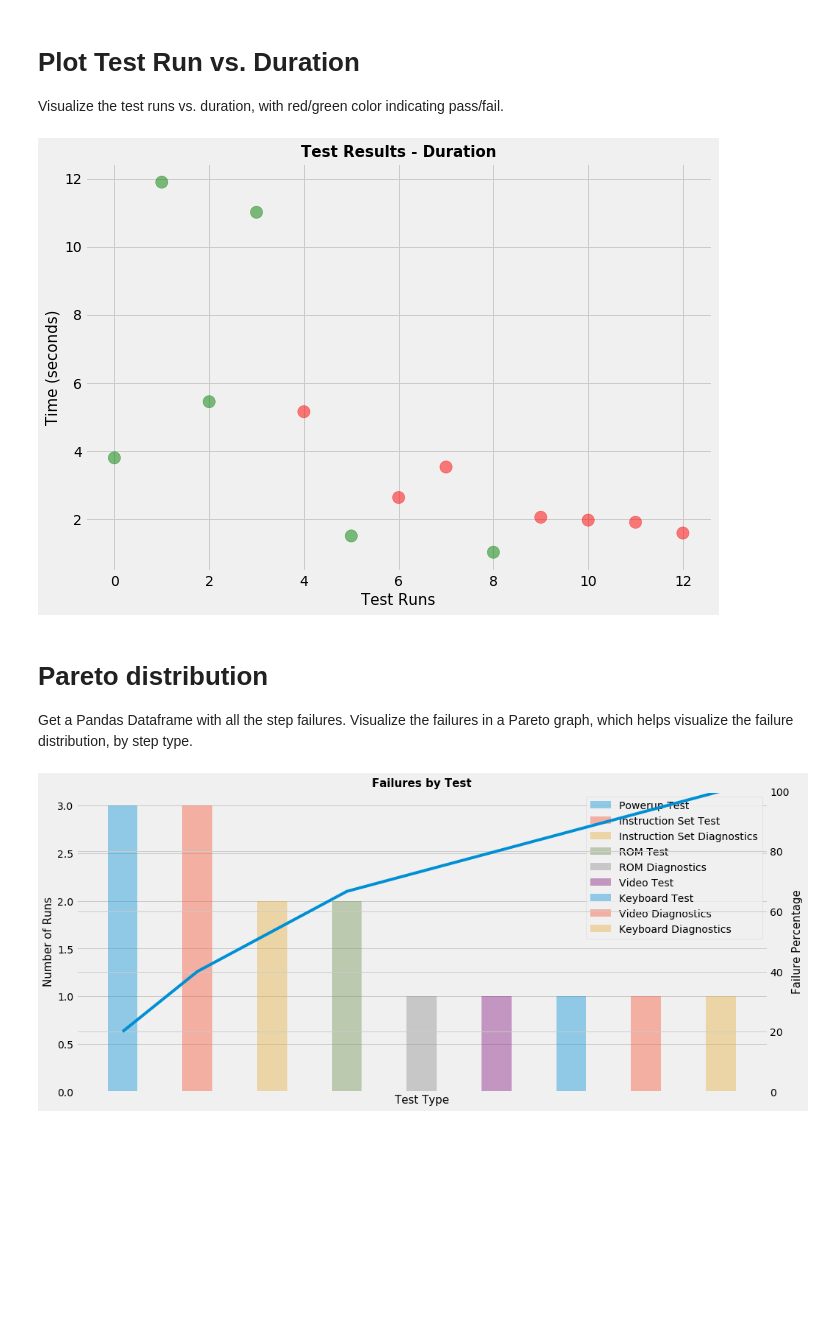
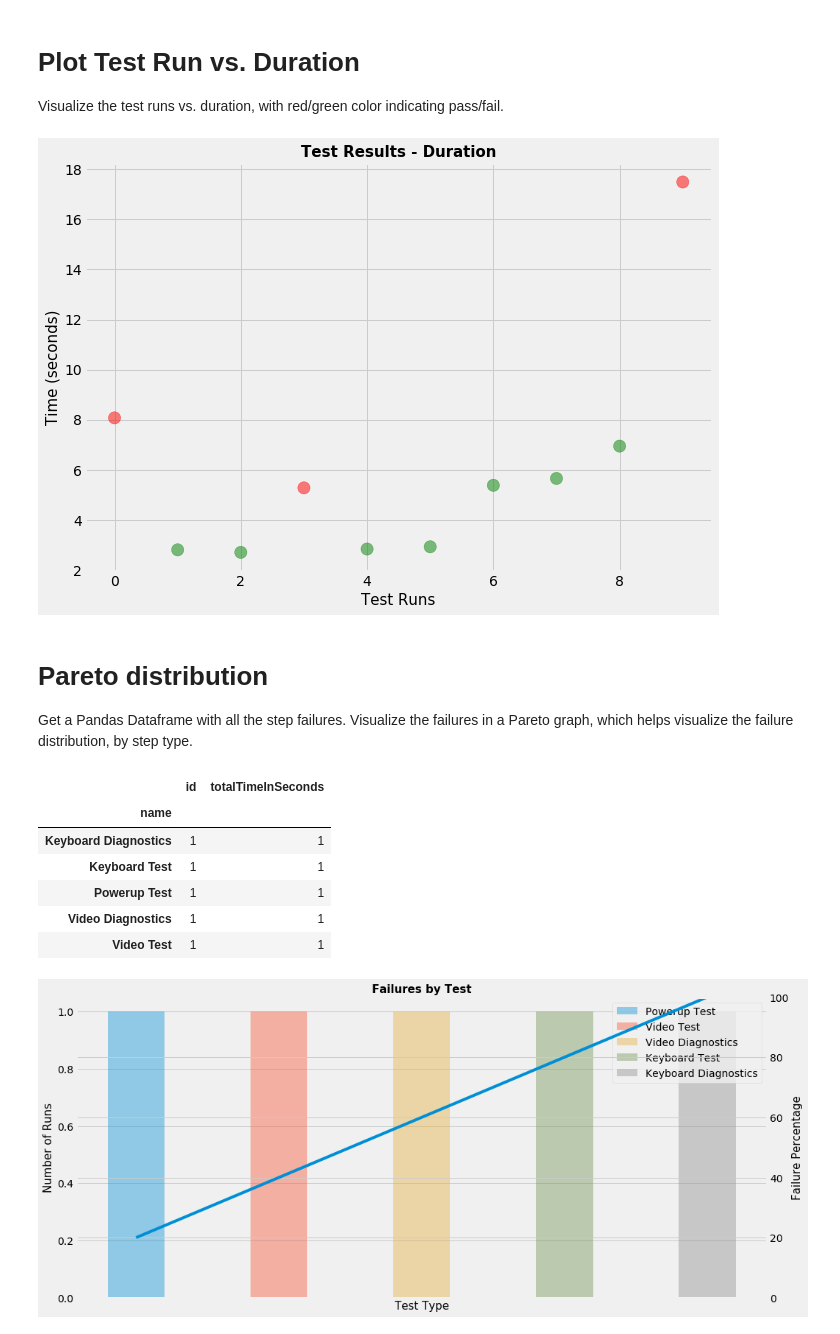
Before and after one commit to ni/systemlink-server-examples, a Jupyter notebook: jupyter/TestMonitorServiceExample.ipynb, the cells around one changed output. Cells and saved outputs as stored; diff of their text form; code cells hidden in the pictures; blank space fills up the shorter version.

Commit message:
Update TestMonitorServiceExample.ipynb to use new Python HTTP Client

```diff
--- a/jupyter/TestMonitorServiceExample.ipynb
+++ b/jupyter/TestMonitorServiceExample.ipynb
@@ -35,13 +35,16 @@ import numpy as np
 
 import matplotlib.pyplot as plt
 
-from systemlink.testmonclient import TestMonitorClient, testmon_messages
+from systemlink.clientconfig import get_configuration_by_id
+from systemlink.clients.nitestmonitor import ApiClient, ResultsApi, ResultsAdvancedQuery, StepsApi, StepsAdvancedQuery
 
-testmonclient = TestMonitorClient(service_name='TestMonitorClient')
+http_client_config = get_configuration_by_id(configuration_id='systemlink_localhost', route_name='nitestmonitor', enable_fallbacks='false')
+results_api = ResultsApi(api_client=ApiClient(http_client_config))
+steps_api = StepsApi(api_client=ApiClient(http_client_config))
 
 # Create pandas dataframe with the relevant test results information, to be used later
 def get_dataframe_from_results(results):
-    return pd.concat([pd.DataFrame({'status': result.status.status_name,
+    return pd.concat([pd.DataFrame({'status': result.status.status_type,
                                     'startedAt': result.started_at,
                                     'updatedAt': result.updated_at,
                                     'programName': result.program_name,
@@ -53,9 +56,11 @@ def get_dataframe_from_results(results):
                                     }, index=[idx]) for idx, result in enumerate(results)])
 
 # Only query test results that belong to the 'Computer Motherboard Test Sequence.seq' test program
-query = testmon_messages.ResultQuery(program_names_=['Computer Motherboard Test Sequence.seq'])
+filter = '(programName == \"Computer Motherboard Test Sequence.seq\")'
+query = ResultsAdvancedQuery(filter=filter)
+query_response = await results_api.query_results_v2(post_body=query)
+results = query_response.results
 
-results, _ = testmonclient.query_results(query)
 df_results = get_dataframe_from_results(results)
 
 # Show the first elements of the dataframe, which holds the data we will use for further analysis
@@ -110,7 +115,7 @@ result_idx = np.arange(df_results.shape[0])
 
 df_time = df_results[['totalTimeInSeconds', 'status']]
 
-color = ['r' if status == 'Failed' else 'g' for status in df_time['status']]
+color = ['r' if status == 'FAILED' else 'g' for status in df_time['status']]
 
 fig = plt.figure(figsize=(10, 7))
 plt.scatter(result_idx, df_time['totalTimeInSeconds'], s=150, c=color, alpha='0.5')
@@ -119,7 +124,7 @@ plt.xlabel('Test Runs', size='15')
 plt.ylabel('Time (seconds)', size='15')
 plt.show()
 # %% [output]
-[figure, old version]
+[figure, new version]
 # %% [markdown]
 # Pareto distribution
 Get a Pandas Dataframe with all the step failures. Visualize the failures in a Pareto graph, which helps visualize the failure distribution, by step type.
@@ -128,7 +133,7 @@ Get a Pandas Dataframe with all the step failures. Visualize the failures in a P
 
 # Create pandas dataframe with the step results information that we want for further processing
 def get_failed_steps_dataframe(steps):
-    failed_steps = [step for step in steps if step.status.status_name == 'Failed' and step.step_type != 'SequenceCall']
+    failed_steps = [step for step in steps if step.status.status_type == 'FAILED' and step.step_type != 'SequenceCall']
     if len(failed_steps) < 1:
         raise RuntimeError('Please ensure that you execute at least one demo test that fails.')
     return pd.concat([pd.DataFrame({'name': step.name,
@@ -136,42 +141,58 @@ def get_failed_steps_dataframe(steps):
                                     'totalTimeInSeconds': step.total_time_in_seconds,
                                     }, index=[idx]) for idx, step in enumerate(failed_steps)])
 
-result_ids = [result.id for result in results]
-step_query = testmon_messages.StepQuery(result_ids_=result_ids)
+result_ids = []
+step_filter = ''
+for result in results:
+    result_ids.append(result.to_dict()['id'])
+    if step_filter != '':
+        step_filter += ' || '
+    step_filter += 'resultId == "' + result.to_dict()['id'] + '"'
 
-steps, _ = testmonclient.query_steps(step_query)
+step_query = StepsAdvancedQuery(filter=step_filter)
+step_query_response = await steps_api.query_steps_v2(post_body=step_query)
+steps = step_query_response.steps
+
 steps_df = get_failed_steps_dataframe(steps)
 res = steps_df.groupby('name').count()
 res = res.sort_values('id', ascending=False)
+display(res)
 
 fig, ax1 = plt.subplots()
 fig.set_size_inches(15, 7)
 
 plt.title('Failures by Test', weight='bold', size='15')
 plt.ylabel('Number of Runs', size='15')
 plt.xlabel('Test Type', size='15')
 ax1.get_xaxis().set_ticks([])
 
 # Create the Pareto chart bars
 previous_val = 0
 cumulative = []
 for idx, row in res.iterrows():
     val = row['id']
     cumulative.append(val + previous_val)
     previous_val = val + previous_val
     ax1.bar(idx, val, bar_width, alpha=opacity, label=idx)
 
 # Add a legend
 labels = list(steps_df['name'])
 plt.legend(labels, loc='upper right')
 
 # Cumulative line, in percentage
 cumulative_percentage = cumulative/cumulative[-1] * 100
 
 ax2 = ax1.twinx()
 ax2.set_ylim([0, 100])
 ax2.plot(cumulative_percentage)
 plt.ylabel('Failure Percentage', size='15')
 plt.show()
 # %% [output]
+|  | id | totalTimeInSeconds |
+| name |  |  |
+| Keyboard Diagnostics | 1 | 1 |
+| Keyboard Test | 1 | 1 |
+| Powerup Test | 1 | 1 |
+| Video Diagnostics | 1 | 1 |
+| Video Test | 1 | 1 |
-[figure, old version]
+[figure, new version]
```
Also changed, not shown: parts of 2 cells of this notebook.
